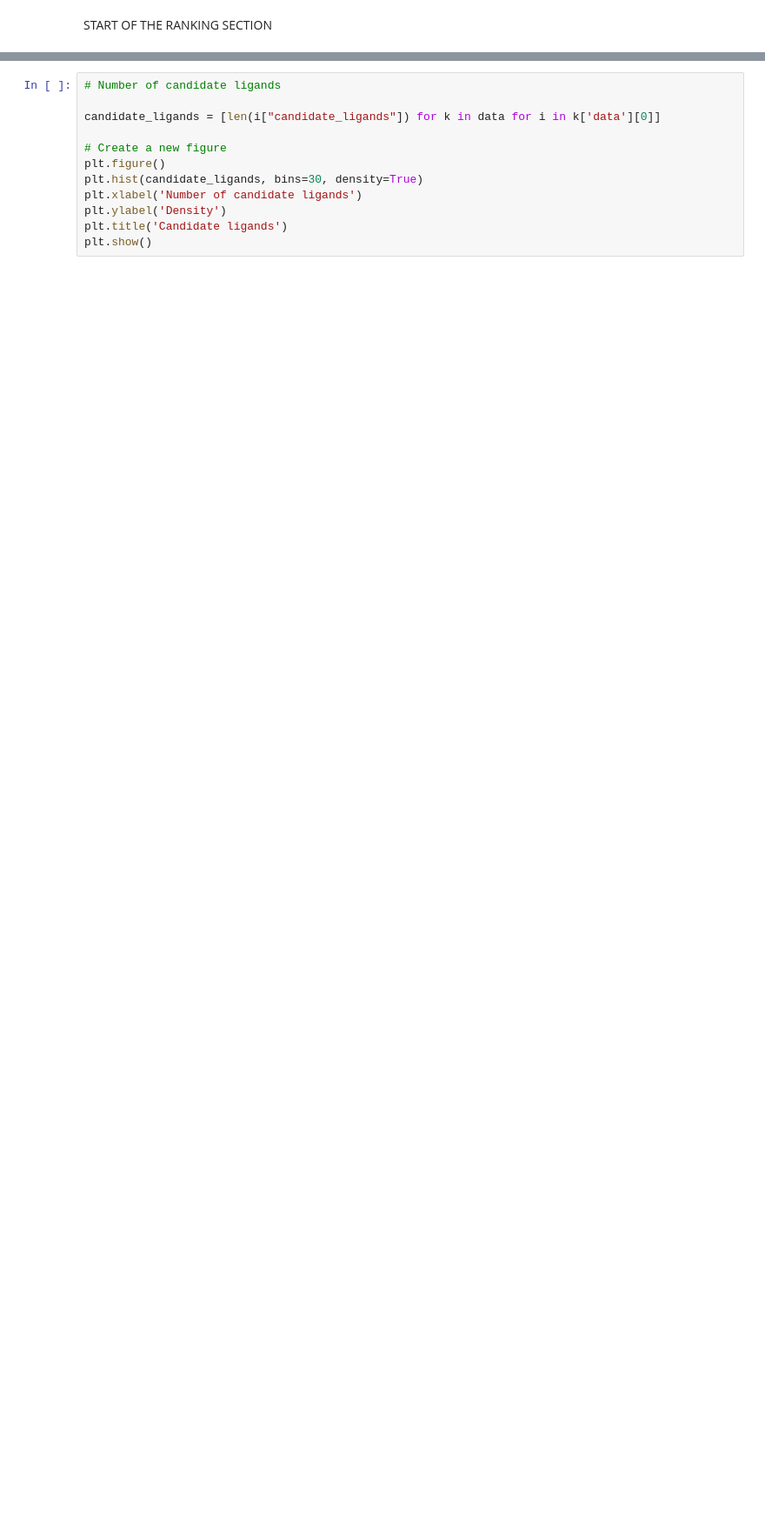
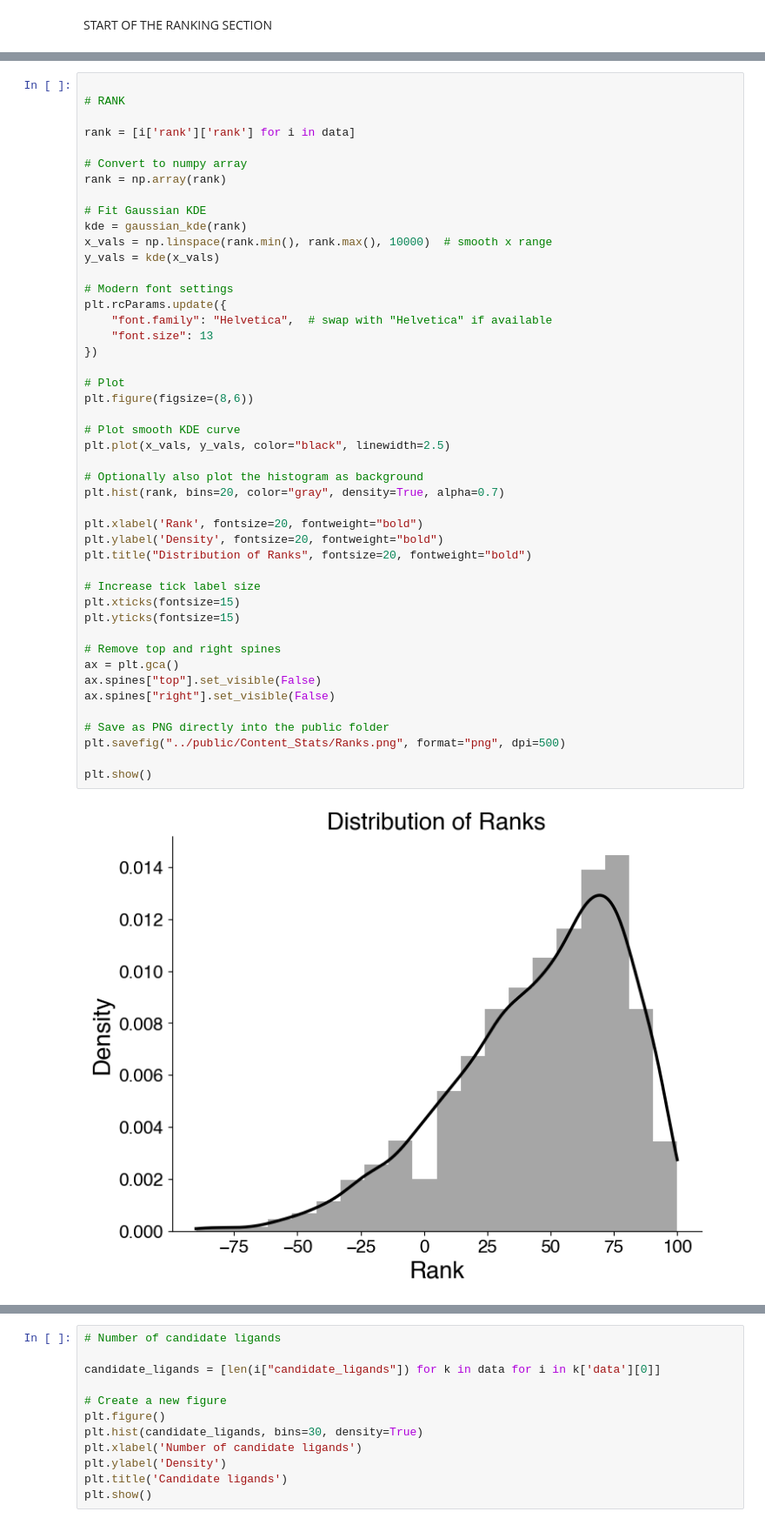
Before and after one commit to groov-bio/ligify-ui, a Jupyter notebook: scripts/analyze_DB.ipynb, the cells around one changed output, grey strips where cells are left out. Shown: that part at 87% size. Drawn from its saved outputs; the diff is of its cells as text; blank space fills up the shorter version.

```diff
--- a/scripts/analyze_DB.ipynb
+++ b/scripts/analyze_DB.ipynb
@@ -415,0 +527,48 @@ plt.show()
+# %%
+
+# RANK
+
+rank = [i['rank']['rank'] for i in data]
+
+# Convert to numpy array
+rank = np.array(rank)
+
+# Fit Gaussian KDE
+kde = gaussian_kde(rank)
+x_vals = np.linspace(rank.min(), rank.max(), 10000)  # smooth x range
+y_vals = kde(x_vals)
+
+# Modern font settings
+plt.rcParams.update({
+    "font.family": "Helvetica",  # swap with "Helvetica" if available
+    "font.size": 13
+})
+
+# Plot
+plt.figure(figsize=(8,6))
+
+# Plot smooth KDE curve
+plt.plot(x_vals, y_vals, color="black", linewidth=2.5)
+
+# Optionally also plot the histogram as background
+plt.hist(rank, bins=20, color="gray", density=True, alpha=0.7)
+
+plt.xlabel('Rank', fontsize=20, fontweight="bold")
+plt.ylabel('Density', fontsize=20, fontweight="bold")
+plt.title("Distribution of Ranks", fontsize=20, fontweight="bold")
+
+# Increase tick label size
+plt.xticks(fontsize=15)
+plt.yticks(fontsize=15)
+
+# Remove top and right spines
+ax = plt.gca()
+ax.spines["top"].set_visible(False)
+ax.spines["right"].set_visible(False)
+
+# Save as PNG directly into the public folder
+plt.savefig("../public/Content_Stats/Ranks.png", format="png", dpi=500)
+
+plt.show()
+# %% [output]
+[figure, added]
```
Also changed, not shown: parts of 12 cells of this notebook, 9 other files.
